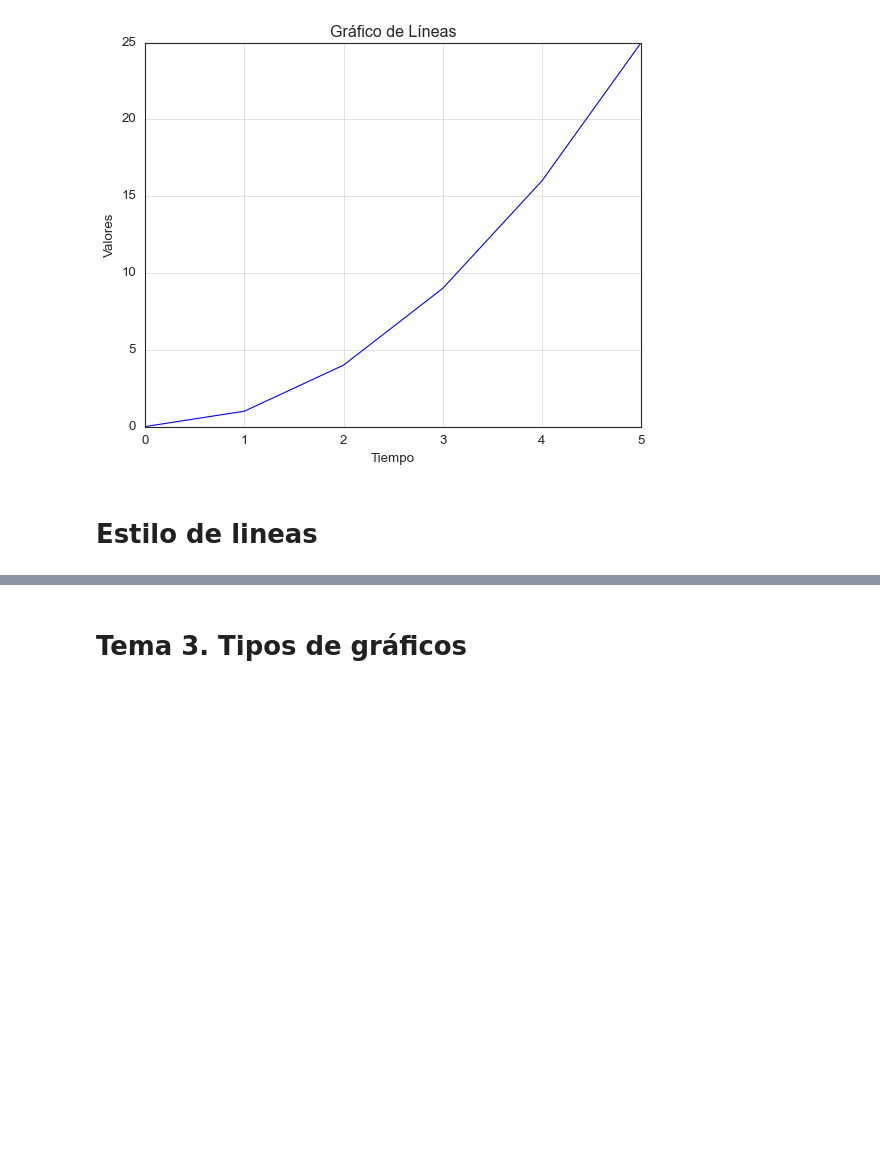
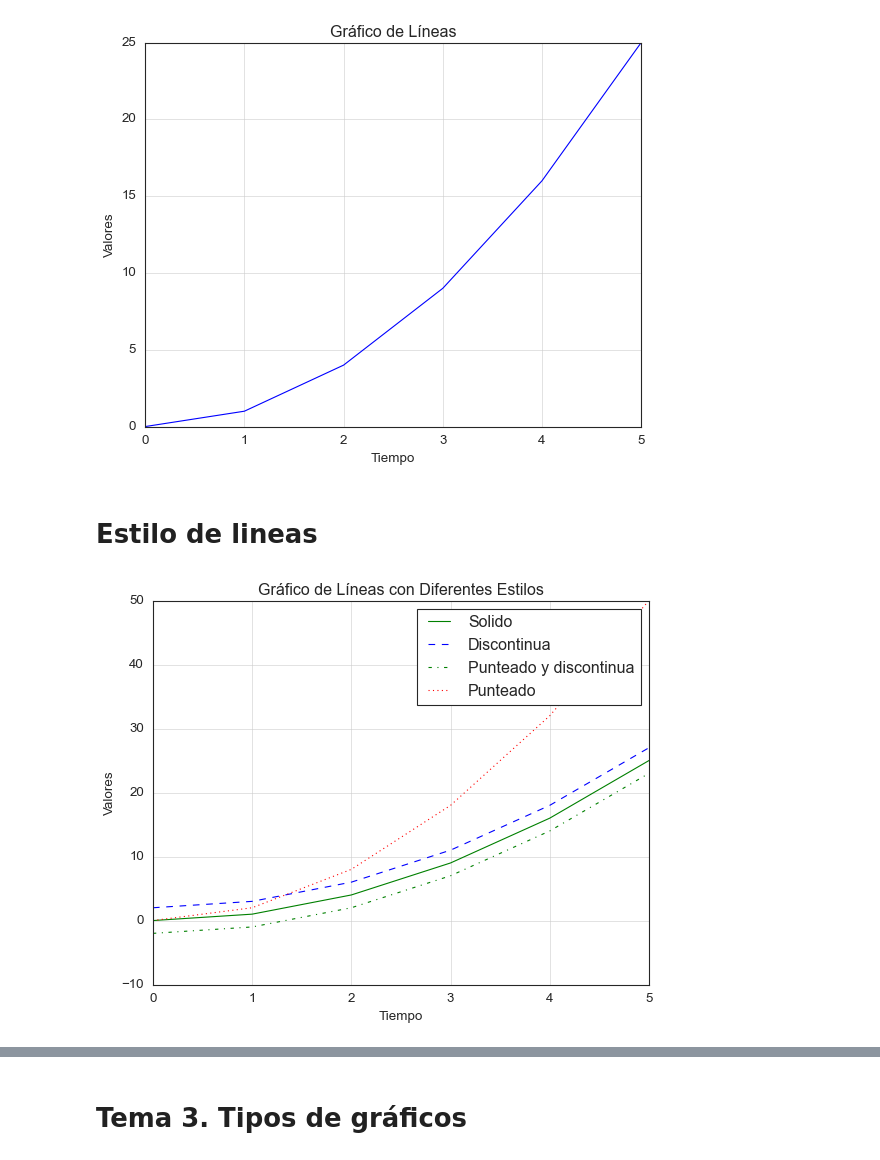
Before and after one commit to epere18/Teclab, a Jupyter notebook: Procesamiento_de_datos/Modulo_4/Modulo 4-1.ipynb, the cells around one changed output, grey strips where cells are left out. Drawn from its saved outputs; the diff is of its cells as text; code cells hidden in the pictures; blank space fills up the shorter version.

```diff
--- a/Procesamiento_de_datos/Modulo_4/Modulo 4-1.ipynb
+++ b/Procesamiento_de_datos/Modulo_4/Modulo 4-1.ipynb
@@ -256,27 +256,29 @@ plt.show()
 # %%
 # Datos para el eje x (tiempo)
 tiempo = [0, 1, 2, 3, 4, 5]
 
 # Datos para el eje y (valores)
 valores = [0, 1, 4, 9, 16, 25]
 
 # Crear el gráfico de líneas con diferentes estilos
-plt.plot(tiempo, valores, linestyle='-', label='Solido')  # Línea sólida
+plt.plot(tiempo, valores, linestyle='-', label='Solido', color='green')  # Línea sólida
 plt.plot(tiempo, [v + 2 for v in valores], linestyle='--', label='Discontinua')  # Línea discontinua
 plt.plot(tiempo, [v - 2 for v in valores], linestyle='-.', label='Punteado y discontinua')  # Línea punteada y discontinua
 plt.plot(tiempo, [v * 2 for v in valores], linestyle=':', label='Punteado')  # Línea punteada
 
 # Etiquetas y título
 plt.xlabel('Tiempo')
 plt.ylabel('Valores')
 plt.title('Gráfico de Líneas con Diferentes Estilos')
 
 # Agregar una leyenda
 plt.legend()
 
 # Mostrar el gráfico
 plt.grid(True)  # Mostrar la cuadrícula
 plt.show()
+# %% [output]
+[figure, added]
 # %%
 # Datos para el eje x (tiempo)
 tiempo = [0, 1, 2, 3, 4, 5]
```
Also changed, not shown: parts of 1 cell of this notebook, 6 other files.
